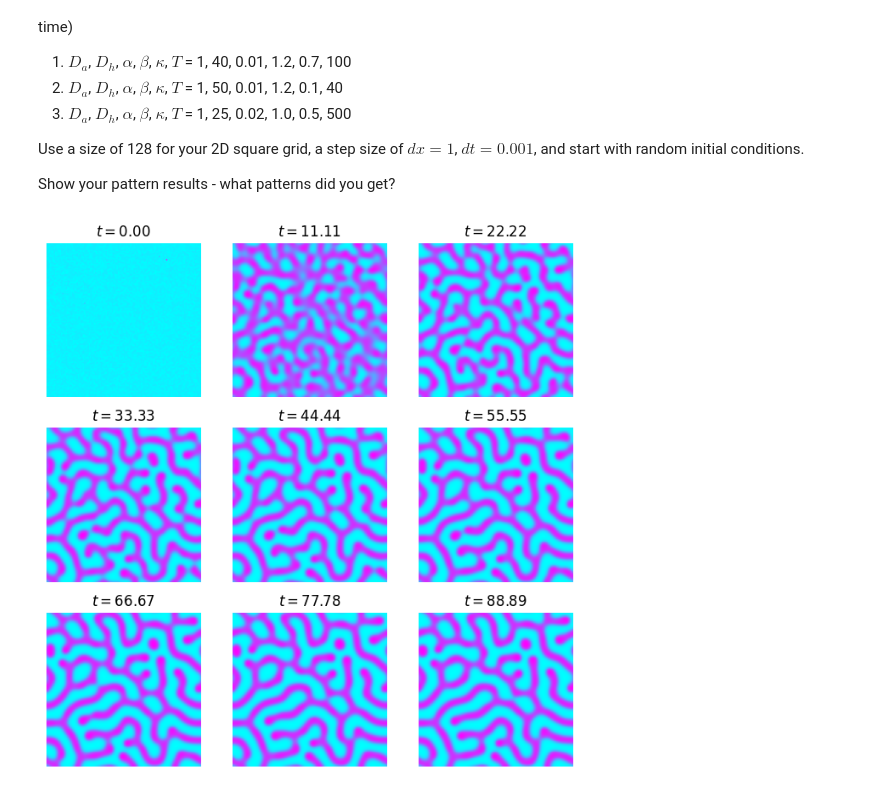
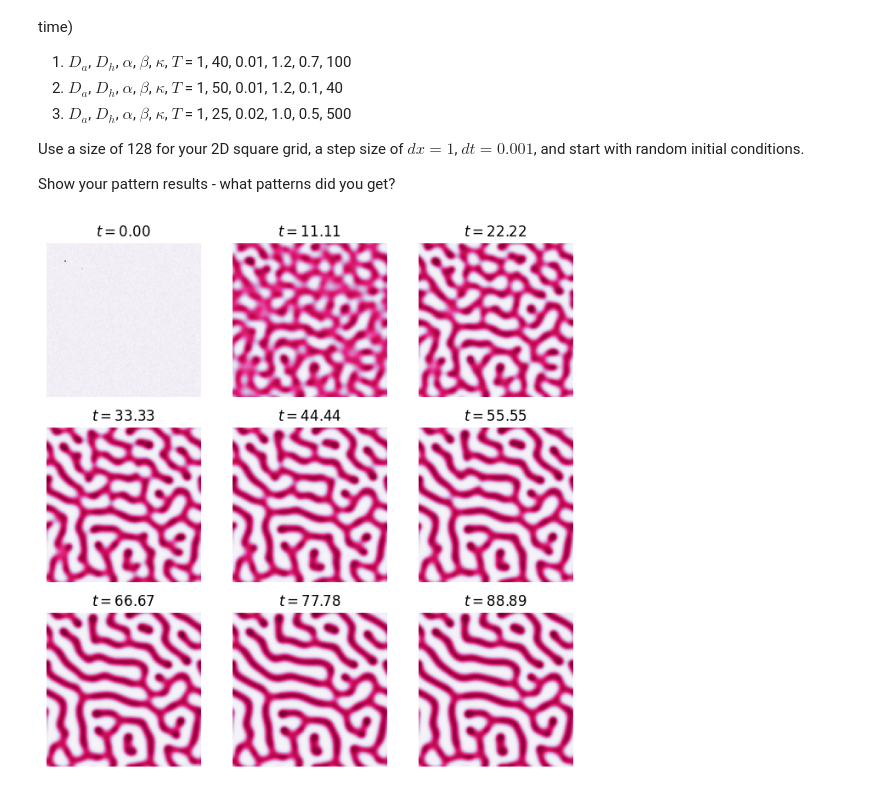
Before and after one commit to kitkate8/BioPhysHW, a Jupyter notebook: Homework/Homework3.ipynb, the cells around one changed output. Drawn from its saved outputs; the diff is of its cells as text; code cells hidden in the pictures.

```diff
--- a/Homework/Homework3.ipynb
+++ b/Homework/Homework3.ipynb
@@ -28,7 +28,7 @@ dt = .001  # time step
 n = int(T / dt)  # number of iterations
 
 
-a = b = np.full((size, size), 0.6) # uniform distribution
+a = b = np.ones((size, size)) # uniform distribution
 
 
 def laplacian(Z):
@@ -125,7 +125,7 @@ def laplacian(Z):
     ) / (dx ** 2)
 
 def show_patterns(A, ax=None):
-    ax.imshow(A, cmap=plt.cm.spring)
+    ax.imshow(A, cmap=plt.cm.PuBu)
     ax.set_axis_off()
 fig, axes = plt.subplots(3, 3, figsize=(8, 8))
 step_plot = n // 9
@@ -180,7 +180,7 @@ def laplacian(Z):
     ) / (dx ** 2)
 
 def show_patterns(A, ax=None):
-    ax.imshow(A, cmap=plt.cm.spring)
+    ax.imshow(A, cmap=plt.cm.magma)
     ax.set_axis_off()
 fig, axes = plt.subplots(3, 3, figsize=(8, 8))
 step_plot = n // 9
@@ -250,35 +252,35 @@ h = np.random.rand(size, size)
 def laplacian(Z):
     return (
         - 4 * Z
         + np.roll(Z,1,axis=0)
         + np.roll(Z,-1,axis=0)
         + np.roll(Z,1,axis=1)
         + np.roll(Z,-1,axis=1)
     ) / (dx ** 2)
 
 def show_patterns(A, ax=None):
-    ax.imshow(A, cmap=plt.cm.cool)
+    ax.imshow(A, cmap=plt.cm.PuRd)
     ax.set_axis_off()
 fig, axes = plt.subplots(3, 3, figsize=(8, 8))
 step_plot = n // 9
 
 
 for i in range(n):
     delta_a = laplacian(a)
     delta_h = laplacian(h)
     # We take the values of a and b inside the grid.
     ac = a[:,:]
     hc = h[:,:]
     # We update the variables.
     a[:,:], h[:,:] = \
         ac + dt * (D_a * delta_a + alpha - beta * ac + (a**2)/(hc * (1 + kappa * ac ** 2) )),\
         hc + dt * (D_h * delta_h + ac**2 - hc)
     if i % step_plot == 0 and i < 9 * step_plot:
         ax = axes.flat[i // step_plot]
         show_patterns(a, ax=ax)
         ax.set_title(f'$t={i * dt:.2f}$')
 # %% [output]
-[figure, old version]
+[figure, new version]
 # %%
 import numpy as np
 import matplotlib.pyplot as plt
```
Also changed, not shown: parts of 6 cells of this notebook.
